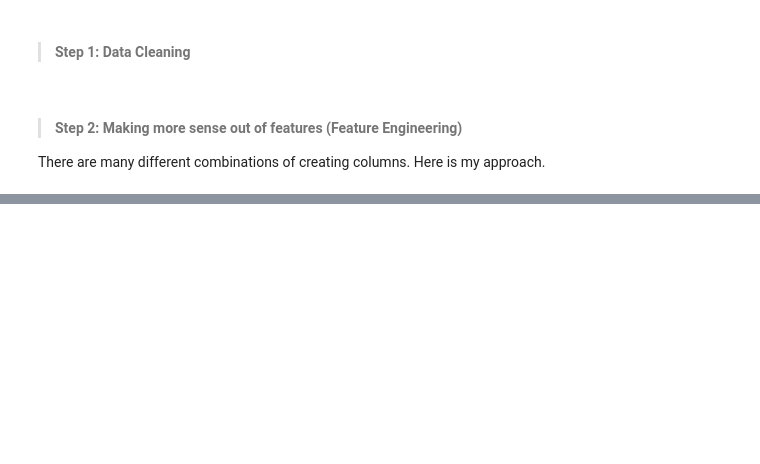
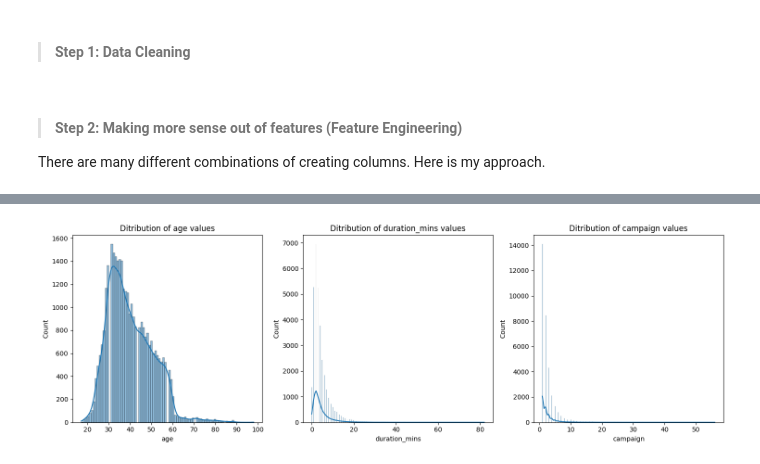
Before and after one commit to maripjan/Marketing-Campaign-at-Bank, a Jupyter notebook: subscription_prediction.ipynb, the cells around one changed output, grey strips where cells are left out. Drawn from its saved outputs; the diff is of its cells as text; code cells hidden in the pictures; blank space fills up the shorter version.

```diff
--- a/subscription_prediction.ipynb
+++ b/subscription_prediction.ipynb
@@ -210,0 +185,8 @@ Duplicates: 0
+# %%
+import seaborn as sns
+import matplotlib.pyplot as plt
+
+# Call the function
+cf.plot_histograms_with_kde(df_new, columns_to_plot=['age', 'duration_mins', 'campaign'])
+# %% [output]
+[figure, added]
```
Also changed, not shown: parts of 18 cells of this notebook, 16 other files.
